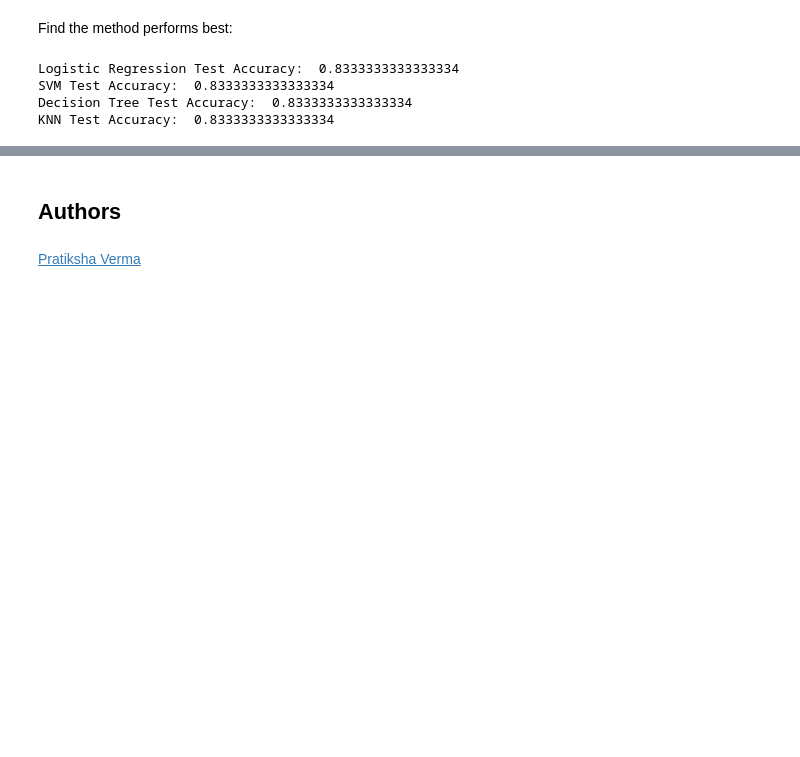
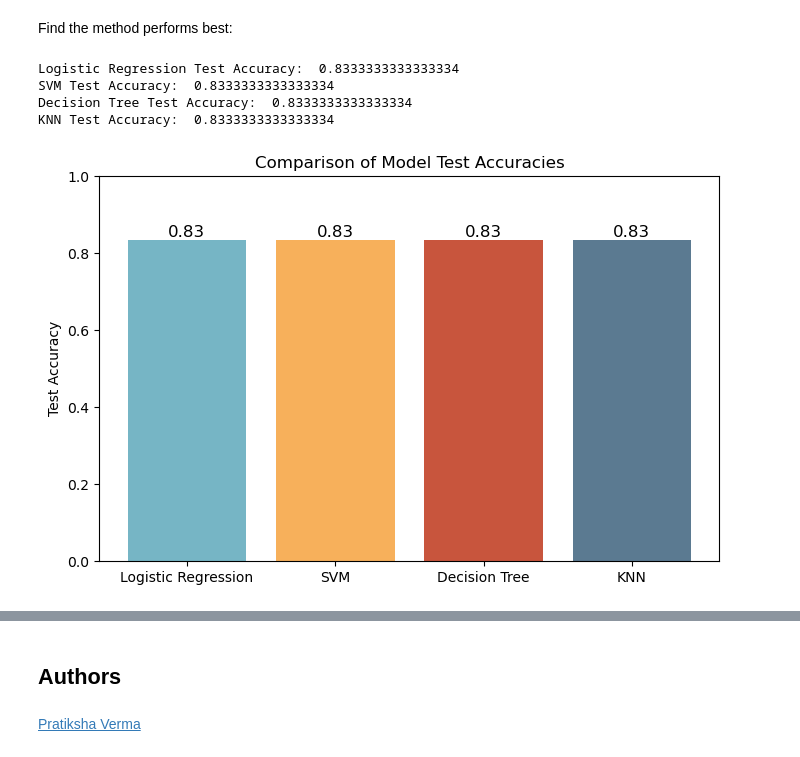
Before and after one commit to kgeckin/IBM_Applied_Data_Science_Capstone, a Jupyter notebook: Module4/6-SpaceX-Machine-Learning-Prediction-Part-5-v1.ipynb, the cells around one changed output, grey strips where cells are left out. Saved outputs shown, nothing was run; the diff lists cells and outputs as text; code cells hidden in the pictures; blank space fills up the shorter version.

```diff
--- a/Module4/6-SpaceX-Machine-Learning-Prediction-Part-5-v1.ipynb
+++ b/Module4/6-SpaceX-Machine-Learning-Prediction-Part-5-v1.ipynb
@@ -377,3 +377,23 @@ Logistic Regression Test Accuracy:  0.8333333333333334
 SVM Test Accuracy:  0.8333333333333334
 Decision Tree Test Accuracy:  0.8333333333333334
 KNN Test Accuracy:  0.8333333333333334
+# %%
+import matplotlib.pyplot as plt
+
+# Model names and corresponding test accuracies
+models = ['Logistic Regression', 'SVM', 'Decision Tree', 'KNN']
+accuracies = [accuracy_lr, accuracy_svm, accuracy_tree, accuracy_knn]
+
+plt.figure(figsize=(8, 5))
+bars = plt.bar(models, accuracies, color=['#76b5c5', '#f7b05b', '#c8553d', '#5b7a91'])
+plt.ylim(0, 1)
+plt.ylabel('Test Accuracy')
+plt.title('Comparison of Model Test Accuracies')
+
+# Annotate accuracy values on top of each bar
+for bar, acc in zip(bars, accuracies):
+    plt.text(bar.get_x() + bar.get_width()/2, bar.get_height() + 0.01, f"{acc:.2f}", ha='center', fontsize=12)
+
+plt.show()
+# %% [output]
+[figure, added]
```
Also changed, not shown: parts of 3 cells of this notebook.
